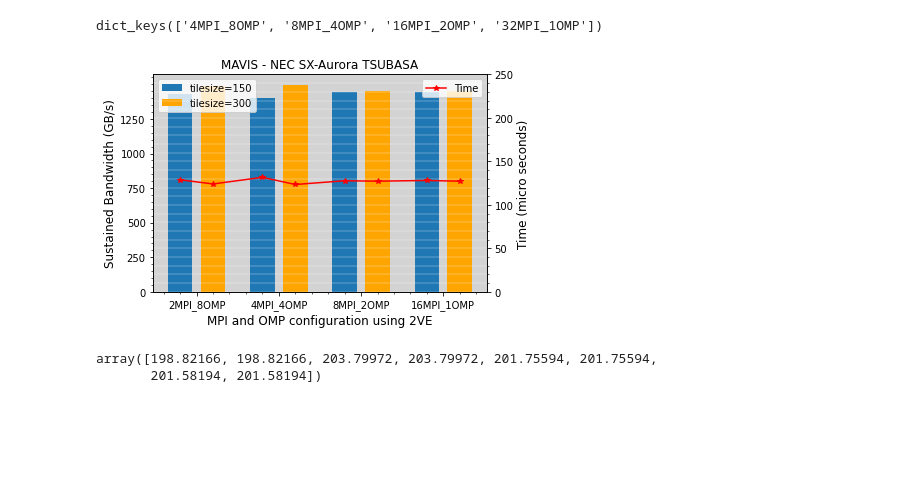
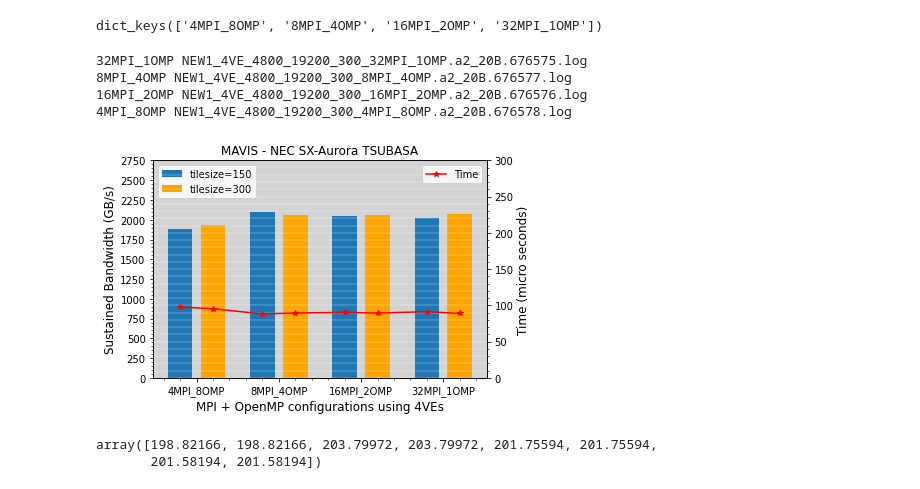
Before and after one commit to hongyx11/dgemv_benchmark, a Jupyter notebook: tlr_gemv/4VE.ipynb, the cells around one changed output. Drawn from its saved outputs; the diff is of its cells as text; code cells hidden in the pictures; blank space fills up the shorter version.

```diff
--- a/tlr_gemv/4VE.ipynb
+++ b/tlr_gemv/4VE.ipynb
@@ -42,12 +50,15 @@ dict_keys(['4MPI_8OMP', '8MPI_4OMP', '16MPI_2OMP', '32MPI_1OMP'])
 # %%
 tmpflist = []
 for x in logflist:
-    if x.startswith('NEW1_2VE_4800_19200_300_'):
+    if x.startswith('NEW1_4VE_4800_19200_300_'):
         tmpflist.append(x)
 datamap_300 = {}
 for idx,x in enumerate(tmpflist):
-    k = klist[idx]
+    for k in klist:
+        if k in x:
+            break
     assert(k in x)
+    print(k,x)
     datamap_300[k] = {}
     f= open('log/'+x, 'r')
     while 1:
@@ -62,6 +73,11 @@ for idx,x in enumerate(tmpflist):
             bddata = [float(x) for x in bddata]
     datamap_300[k]['Time'] = np.average(np.array(timedata))
     datamap_300[k]['Bandwidth'] = np.average(np.array(bddata))
+# %% [output]
+32MPI_1OMP NEW1_4VE_4800_19200_300_32MPI_1OMP.a2_20B.676575.log
+8MPI_4OMP NEW1_4VE_4800_19200_300_8MPI_4OMP.a2_20B.676577.log
+16MPI_2OMP NEW1_4VE_4800_19200_300_16MPI_2OMP.a2_20B.676576.log
+4MPI_8OMP NEW1_4VE_4800_19200_300_4MPI_8OMP.a2_20B.676578.log
 # %%
 fig, ax = plt.subplots()
 ax.set_facecolor('lightgrey')
@@ -70,38 +86,38 @@ xpos = [0,1,2,3]
 xticks = klist
 rects = []
 for idx,k in enumerate(klist):
     if idx == 0:
         rect = ax.bar(xpos[idx]-0.2,height=datamap[k]['Bandwidth'],color='#1f77b4',label='tilesize=150',width=0.3)
         rect = ax.bar(xpos[idx]+0.2,height=datamap_300[k]['Bandwidth'],color='orange',label='tilesize=300',width=0.3)
     else:
         rect = ax.bar(xpos[idx]-0.2,height=datamap[k]['Bandwidth'],color='#1f77b4',width=0.3)
         rect = ax.bar(xpos[idx]+0.2,height=datamap_300[k]['Bandwidth'],color='orange',width=0.3)
     rects.append(rect)
-plt.xlabel("MPI and OMP configuration using 2VE",fontsize=12)
+plt.xlabel("MPI + OpenMP configurations using 4VEs",fontsize=12)
 plt.ylabel("Sustained Bandwidth (GB/s)",fontsize=12)
-plt.yticks(np.arange(0, 2000, 250))
+plt.yticks(np.arange(0, 3000, 250))
 plt.legend(loc='upper left')
 plt.minorticks_on()
 plt.xticks(xpos,xticks)
 ax2 = ax.twinx()
 time_pos = []
 time_data = []
 for i in range(len(xpos)):
     time_pos.append(xpos[i]-0.2)
     time_pos.append(xpos[i]+0.2)
     time_data.append(datamap[klist[i]]['Time'])
     time_data.append(datamap_300[klist[i]]['Time'])
-ax2.set_ylim([0,250])
+ax2.set_ylim([0,300])
 plt.minorticks_on()
 # ax2.ticklabel_format(axis='y',scilimits=(4,-4),style='sci')
 ax2.set_ylabel("Time (micro seconds)",fontsize=12)
 ax2.plot(time_pos, np.array(time_data)*1000000,color='red',marker='*',label='Time')
 plt.legend(loc='upper right')
 plt.grid(which='both', color='white', linewidth='0.3')
 plt.title("MAVIS - NEC SX-Aurora TSUBASA")
-plt.savefig('plots/bandwidth/Bandwidth_MAVIS_2VE.pdf'.format("double"),bbox_inches='tight')
+plt.savefig('plots/bandwidth/Bandwidth_MAVIS_4VE.pdf'.format("double"),bbox_inches='tight')
 # %% [output]
-[figure, old version]
+[figure, new version]
 # %%
 np.array(time_data) * 1000000
 # %% [output]
```
Also changed, not shown: parts of 1 cell of this notebook, 15 other files.
